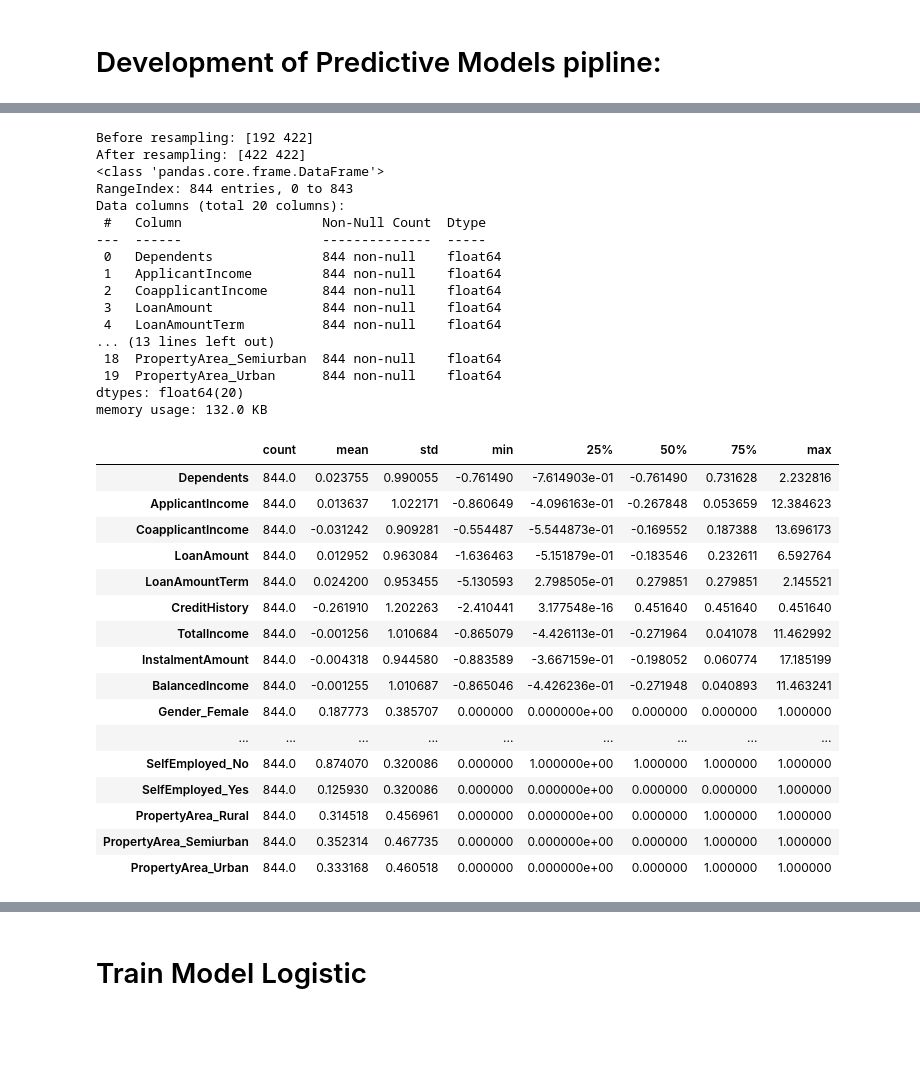
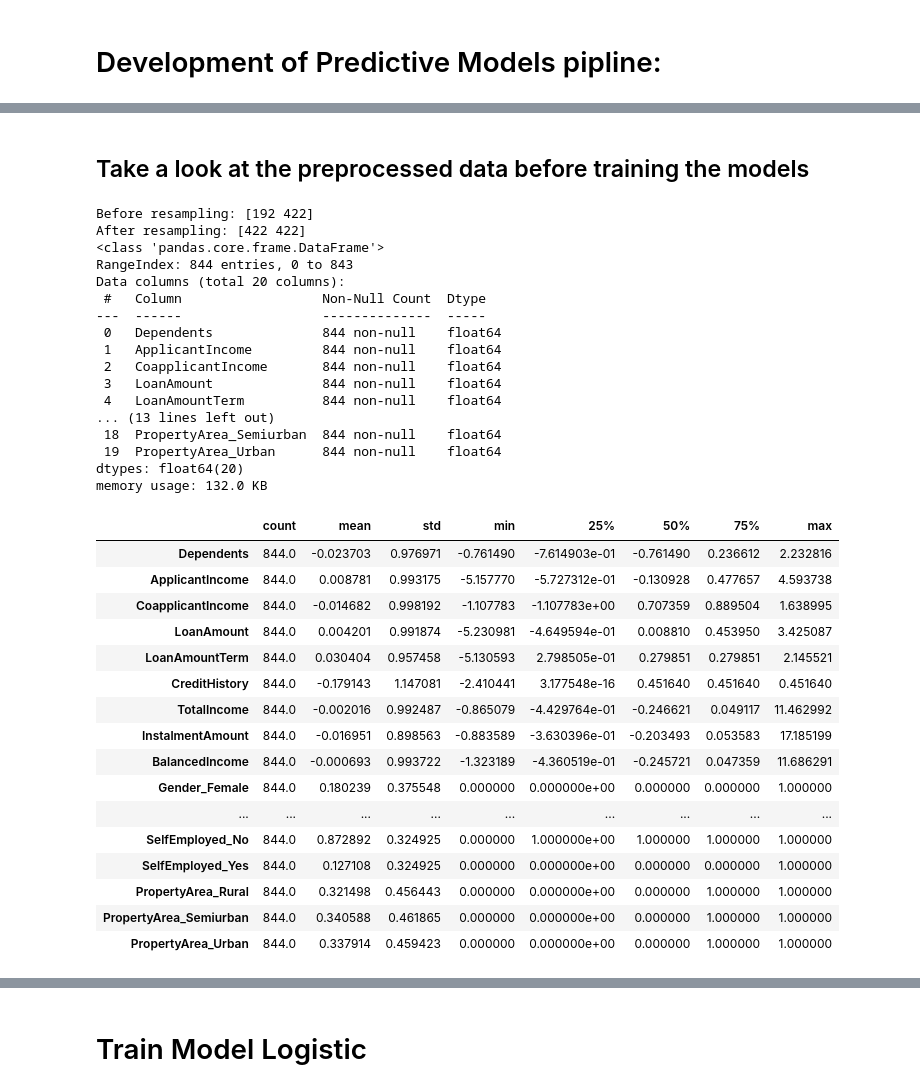
Before and after one commit to FarsanBaloo/Ensemble-Finance-Loan-Classification, a Jupyter notebook: main.ipynb, the cells around one changed output, grey strips where cells are left out. Drawn from its saved outputs; the diff is of its cells as text; code cells hidden in the pictures; blank space fills up the shorter version.

```diff
--- a/main.ipynb
+++ b/main.ipynb
@@ -175,9 +193,14 @@ Name: LoanStatus, dtype: float64
 # %% [markdown]
 # Feature Engineering:
 # %%
+
 def feature_engineering(df):
+    df = df.copy()
+    """ Feature engineering to create new features that might be useful for prediction.
+    Fixing LoanAmount scale by multiplying by 1000 to get correct monthly payments per month
+    """
     df['TotalIncome'] = df['ApplicantIncome'] + df['CoapplicantIncome']
-    df['InstalmentAmount'] = df['LoanAmount'] / df['LoanAmountTerm']
+    df['InstalmentAmount'] = (df['LoanAmount']*1000) / df['LoanAmountTerm']
     df['BalancedIncome'] = df['TotalIncome'] - df['InstalmentAmount']
     return df
 # %% [markdown]
@@ -185,6 +208,7 @@ def feature_engineering(df):
 # %%
 
 set_config(transform_output="pandas")
+
 num_select = make_column_selector(dtype_include=np.number)
 cat_select = make_column_selector(dtype_include=object)
 
@@ -193,8 +217,12 @@ impute = ColumnTransformer(transformers=[
     ('cat', SimpleImputer(strategy='most_frequent'), cat_select),
 ], verbose_feature_names_out=False)
 
+feature_engineered = FunctionTransformer(feature_engineering)
+
 num_pipeline = Pipeline(steps=[
+    ('logtransformer', FunctionTransformer(logtransformer, kw_args={'features': skewed_features}, feature_names_out='one-to-one')),
     ('scaler', StandardScaler())
+
 ])
 cat_pipeline = Pipeline(steps=[
     ('onehot', OneHotEncoder(handle_unknown='ignore', sparse_output=False))
@@ -204,12 +232,10 @@ preprocess = ColumnTransformer(transformers=[
     ('cat', cat_pipeline, cat_select)
 ],   verbose_feature_names_out=False)
 
-#investigate the preprocessed data
-preprocess.fit(X_train)
-X_train_processed = preprocess.transform(X_train)
-feature = preprocess.get_feature_names_out()
 
-X_train_proccessed = pd.DataFrame(X_train_processed, columns=feature)
+num_cols = num_select(X_train)
+cat_cols = cat_select(X_train)
 
-X_train_proccessed
+print("Numerical:", num_cols)
+print("Categorical:", cat_cols)
 # %% [output]
@@ -229,11 +247,10 @@ X_train_proccessed
 # %%
-
 logistic_model= Pipeline(steps =[
     ('impute',impute),
-    ('feature_engineering',FunctionTransformer(feature_engineering)),
+    ('feature_engineering',feature_engineered),
     ('preprocess',preprocess),
     ('uppsamp', SMOTE()),
-     ('model',LogisticRegression(max_iter=1000))
+     ('model',LogisticRegression(max_iter=300))
 ] )
 logistic_model
 # %% [output]
@@ -258,13 +275,13 @@ Pipeline(steps=[('impute',
 # %%
 decisiontree_model= Pipeline(steps =[
     ('impute',impute),
-    ('feature_engineering',FunctionTransformer(feature_engineering)),
+    ('feature_engineering',feature_engineered),
     ('preprocess',preprocess),
     ('uppsamp', SMOTE(k_neighbors=5)),
      ('model',DecisionTreeClassifier(max_depth=3, min_samples_leaf=2))
 ] )
 
-decisiontree_model.fit(X_train, y_train)
+decisiontree_model
 # %% [output]
 Pipeline(steps=[('impute',
                  ColumnTransformer(transformers=[('num', SimpleImputer(),
@@ -285,58 +302,57 @@ Pipeline(steps=[('impute',
                 ('uppsamp', SMOTE()),
                 ('model',
                  DecisionTreeClassifier(max_depth=3, min_samples_leaf=2))])
+# %% [markdown]
+## Take a look at the preprocessed data before training the models
 # %%
-# investigate the preprocessed data
-
 X_imp = logistic_model.named_steps['impute'].fit_transform(X_train, y_train)
 X_feat = logistic_model.named_steps['feature_engineering'].fit_transform(X_imp)
 X_prep = logistic_model.named_steps['preprocess'].fit_transform(X_feat)
 
 feature_names = logistic_model.named_steps['preprocess'].get_feature_names_out()
 
 sm = logistic_model.named_steps['uppsamp']
 
 X_res, y_res = sm.fit_resample(X_prep, y_train)
 print(f"Before resampling: {np.bincount(y_train)}")
 print(f"After resampling: {np.bincount(y_res)}")
 
 X_train_proccessed = pd.DataFrame(X_res, columns=feature_names)
 X_train_proccessed.info()
-
-X_train_proccessed = X_train_proccessed.describe().T
-X_train_proccessed
+proccessed_desccribe = X_train_proccessed.describe().T
+proccessed_desccribe
 # %% [output]
 Before resampling: [192 422]
 After resampling: [422 422]
 <class 'pandas.core.frame.DataFrame'>
 RangeIndex: 844 entries, 0 to 843
 Data columns (total 20 columns):
  #   Column                  Non-Null Count  Dtype
 ---  ------                  --------------  -----
  0   Dependents              844 non-null    float64
  1   ApplicantIncome         844 non-null    float64
  2   CoapplicantIncome       844 non-null    float64
  3   LoanAmount              844 non-null    float64
  4   LoanAmountTerm          844 non-null    float64
 ... (13 lines left out)
  18  PropertyArea_Semiurban  844 non-null    float64
  19  PropertyArea_Urban      844 non-null    float64
 dtypes: float64(20)
 memory usage: 132.0 KB
 |  | count | mean | std | min | 25% | 50% | 75% | max |
-| Dependents | 844.0 | 0.023755 | 0.990055 | -0.761490 | -7.614903e-01 | -0.761490 | 0.731628 | 2.232816 |
-| ApplicantIncome | 844.0 | 0.013637 | 1.022171 | -0.860649 | -4.096163e-01 | -0.267848 | 0.053659 | 12.384623 |
-| CoapplicantIncome | 844.0 | -0.031242 | 0.909281 | -0.554487 | -5.544873e-01 | -0.169552 | 0.187388 | 13.696173 |
-| LoanAmount | 844.0 | 0.012952 | 0.963084 | -1.636463 | -5.151879e-01 | -0.183546 | 0.232611 | 6.592764 |
-| LoanAmountTerm | 844.0 | 0.024200 | 0.953455 | -5.130593 | 2.798505e-01 | 0.279851 | 0.279851 | 2.145521 |
-| CreditHistory | 844.0 | -0.261910 | 1.202263 | -2.410441 | 3.177548e-16 | 0.451640 | 0.451640 | 0.451640 |
-| TotalIncome | 844.0 | -0.001256 | 1.010684 | -0.865079 | -4.426113e-01 | -0.271964 | 0.041078 | 11.462992 |
-| InstalmentAmount | 844.0 | -0.004318 | 0.944580 | -0.883589 | -3.667159e-01 | -0.198052 | 0.060774 | 17.185199 |
-| BalancedIncome | 844.0 | -0.001255 | 1.010687 | -0.865046 | -4.426236e-01 | -0.271948 | 0.040893 | 11.463241 |
-| Gender_Female | 844.0 | 0.187773 | 0.385707 | 0.000000 | 0.000000e+00 | 0.000000 | 0.000000 | 1.000000 |
+| Dependents | 844.0 | -0.023703 | 0.976971 | -0.761490 | -7.614903e-01 | -0.761490 | 0.236612 | 2.232816 |
+| ApplicantIncome | 844.0 | 0.008781 | 0.993175 | -5.157770 | -5.727312e-01 | -0.130928 | 0.477657 | 4.593738 |
+| CoapplicantIncome | 844.0 | -0.014682 | 0.998192 | -1.107783 | -1.107783e+00 | 0.707359 | 0.889504 | 1.638995 |
+| LoanAmount | 844.0 | 0.004201 | 0.991874 | -5.230981 | -4.649594e-01 | 0.008810 | 0.453950 | 3.425087 |
+| LoanAmountTerm | 844.0 | 0.030404 | 0.957458 | -5.130593 | 2.798505e-01 | 0.279851 | 0.279851 | 2.145521 |
+| CreditHistory | 844.0 | -0.179143 | 1.147081 | -2.410441 | 3.177548e-16 | 0.451640 | 0.451640 | 0.451640 |
+| TotalIncome | 844.0 | -0.002016 | 0.992487 | -0.865079 | -4.429764e-01 | -0.246621 | 0.049117 | 11.462992 |
+| InstalmentAmount | 844.0 | -0.016951 | 0.898563 | -0.883589 | -3.630396e-01 | -0.203493 | 0.053583 | 17.185199 |
+| BalancedIncome | 844.0 | -0.000693 | 0.993722 | -1.323189 | -4.360519e-01 | -0.245721 | 0.047359 | 11.686291 |
+| Gender_Female | 844.0 | 0.180239 | 0.375548 | 0.000000 | 0.000000e+00 | 0.000000 | 0.000000 | 1.000000 |
 | ... | ... | ... | ... | ... | ... | ... | ... | ... |
-| SelfEmployed_No | 844.0 | 0.874070 | 0.320086 | 0.000000 | 1.000000e+00 | 1.000000 | 1.000000 | 1.000000 |
-| SelfEmployed_Yes | 844.0 | 0.125930 | 0.320086 | 0.000000 | 0.000000e+00 | 0.000000 | 0.000000 | 1.000000 |
-| PropertyArea_Rural | 844.0 | 0.314518 | 0.456961 | 0.000000 | 0.000000e+00 | 0.000000 | 1.000000 | 1.000000 |
-| PropertyArea_Semiurban | 844.0 | 0.352314 | 0.467735 | 0.000000 | 0.000000e+00 | 0.000000 | 1.000000 | 1.000000 |
-| PropertyArea_Urban | 844.0 | 0.333168 | 0.460518 | 0.000000 | 0.000000e+00 | 0.000000 | 1.000000 | 1.000000 |
+| SelfEmployed_No | 844.0 | 0.872892 | 0.324925 | 0.000000 | 1.000000e+00 | 1.000000 | 1.000000 | 1.000000 |
+| SelfEmployed_Yes | 844.0 | 0.127108 | 0.324925 | 0.000000 | 0.000000e+00 | 0.000000 | 0.000000 | 1.000000 |
+| PropertyArea_Rural | 844.0 | 0.321498 | 0.456443 | 0.000000 | 0.000000e+00 | 0.000000 | 1.000000 | 1.000000 |
+| PropertyArea_Semiurban | 844.0 | 0.340588 | 0.461865 | 0.000000 | 0.000000e+00 | 0.000000 | 1.000000 | 1.000000 |
+| PropertyArea_Urban | 844.0 | 0.337914 | 0.459423 | 0.000000 | 0.000000e+00 | 0.000000 | 1.000000 | 1.000000 |
```
Also changed, not shown: parts of 23 cells of this notebook, 3 other files.
